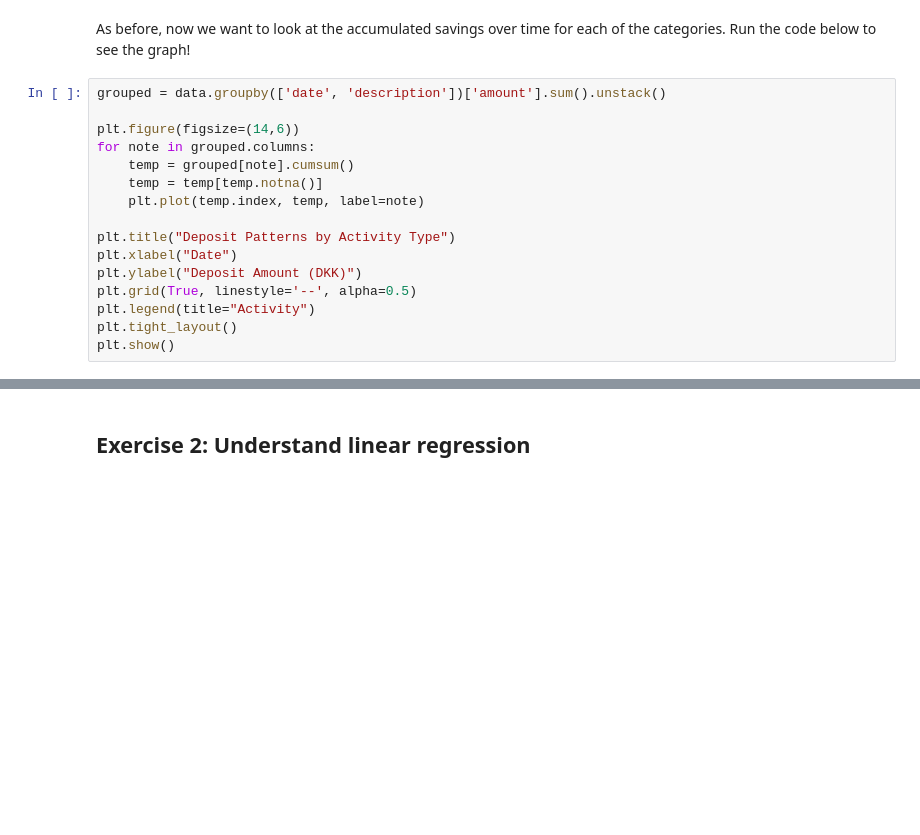
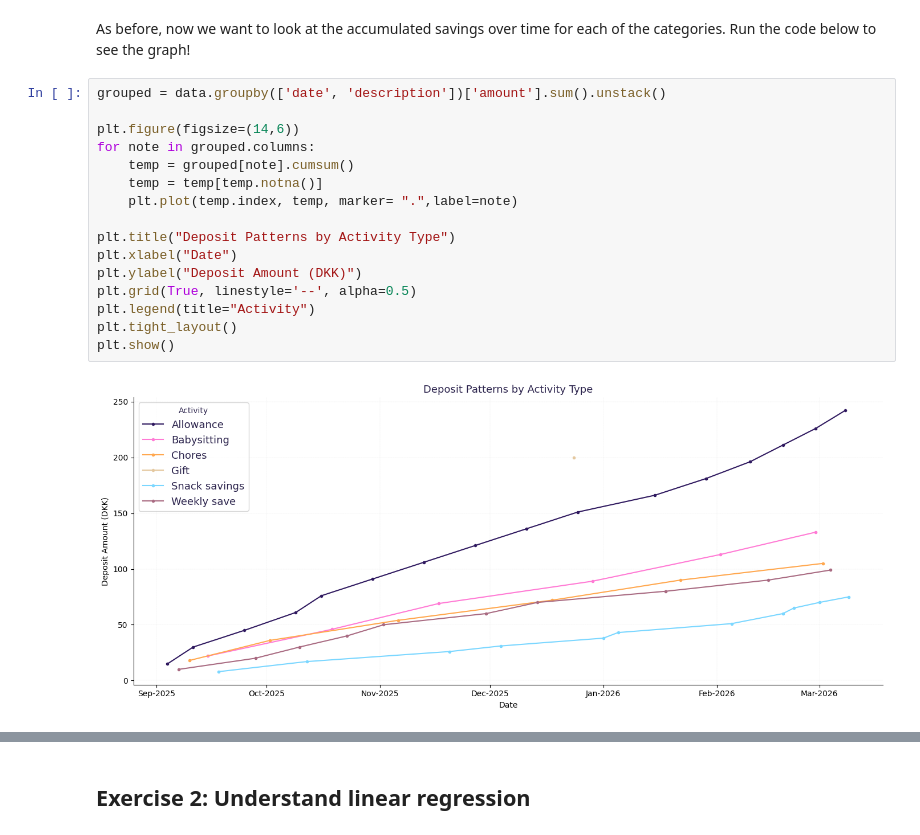
Before and after one commit to H5G-Programming/h5g-2026-girls-just-wanna-have-funds, a Jupyter notebook: 3_forecasting/lesson3_forecasting.ipynb, the cells around one changed output, grey strips where cells are left out. Cells and saved outputs as stored; diff of their text form; blank space fills up the shorter version.

```diff
--- a/3_forecasting/lesson3_forecasting.ipynb
+++ b/3_forecasting/lesson3_forecasting.ipynb
@@ -107,19 +144,21 @@ As before, now we want to look at the accumulated savings over time for each of
 # %%
 grouped = data.groupby(['date', 'description'])['amount'].sum().unstack()
 
 plt.figure(figsize=(14,6))
 for note in grouped.columns:
     temp = grouped[note].cumsum()
     temp = temp[temp.notna()]
-    plt.plot(temp.index, temp, label=note)
+    plt.plot(temp.index, temp, marker= ".",label=note)
 
 plt.title("Deposit Patterns by Activity Type")
 plt.xlabel("Date")
 plt.ylabel("Deposit Amount (DKK)")
 plt.grid(True, linestyle='--', alpha=0.5)
 plt.legend(title="Activity")
 plt.tight_layout()
 plt.show()
+# %% [output]
+[figure, added]
 # %% [markdown]
 ---
 ## Linear regression
```
Also changed, not shown: parts of 18 cells of this notebook, 4 other files.
